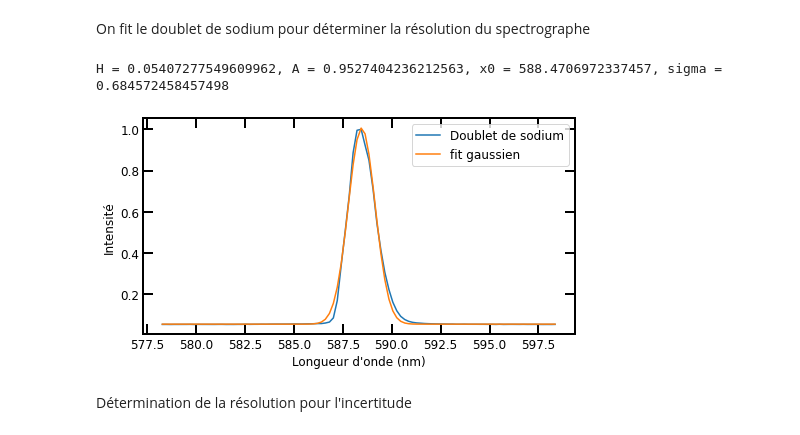
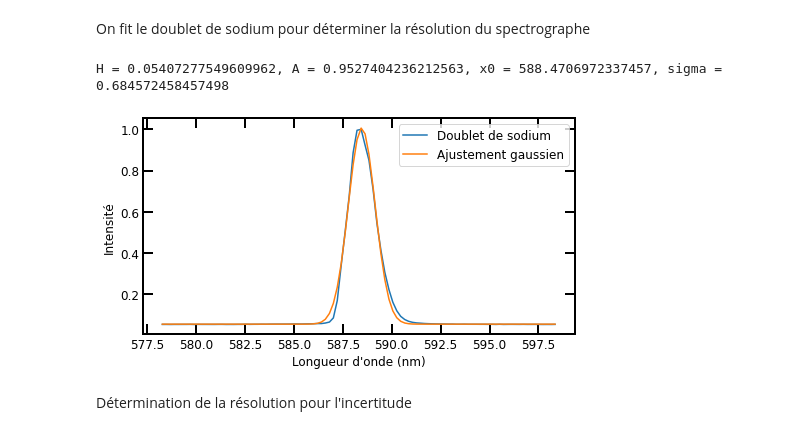
Before and after one commit to pierrotlamontagne/Github-labo-3, a Jupyter notebook: ABS/Analyse.ipynb, the cells around one changed output. Drawn from its saved outputs; the diff is of its cells as text; code cells hidden in the pictures.

```diff
--- a/ABS/Analyse.ipynb
+++ b/ABS/Analyse.ipynb
@@ -94,30 +94,30 @@ On fit le doublet de sodium pour déterminer la résolution du spectrographe
 # %%
 lamda_gauss, counts_doublet_gauss = lamda[1100:1200], counts_doublet[1100:1200] #On isole la gaussienne
 counts_doublet_gauss /= np.max(counts_doublet_gauss) #Normalisation
 
 #Faison un fit gaussien sur la courbe
 def gauss(x, H, A, x0, sigma):
     return H + A * np.exp(-(x - x0) ** 2 / (2 * sigma ** 2))
 
 p0 = [2000, 6e4, 587, 3] #Initial guess
 p_opt, p_cov = curve_fit(gauss, lamda_gauss, counts_doublet_gauss, p0)
 print("H = {}, A = {}, x0 = {}, sigma = {}".format(p_opt[0], p_opt[1], p_opt[2], p_opt[3]))
 
 H, A, x0, sigma = p_opt[0], p_opt[1], p_opt[2], p_opt[3]
 
 y_fit = gauss(lamda_gauss,H, A, x0, sigma)
 
 beau_graphique()
 
 plt.plot(lamda_gauss, counts_doublet_gauss, label = "Doublet de sodium")
-plt.plot(lamda_gauss, y_fit, label = "fit gaussien")
+plt.plot(lamda_gauss, y_fit, label = "Ajustement gaussien")
 plt.xlabel("Longueur d'onde (nm)")
 plt.ylabel("Intensité")
 plt.legend()
 plt.show()
 # %% [output]
 H = 0.05407277549609962, A = 0.9527404236212563, x0 = 588.4706972337457, sigma = 0.684572458457498
-[figure, old version]
+[figure, new version]
 # %% [markdown]
 Détermination de la résolution pour l'incertitude
 # %%
```
Also changed, not shown: parts of 11 cells of this notebook.
